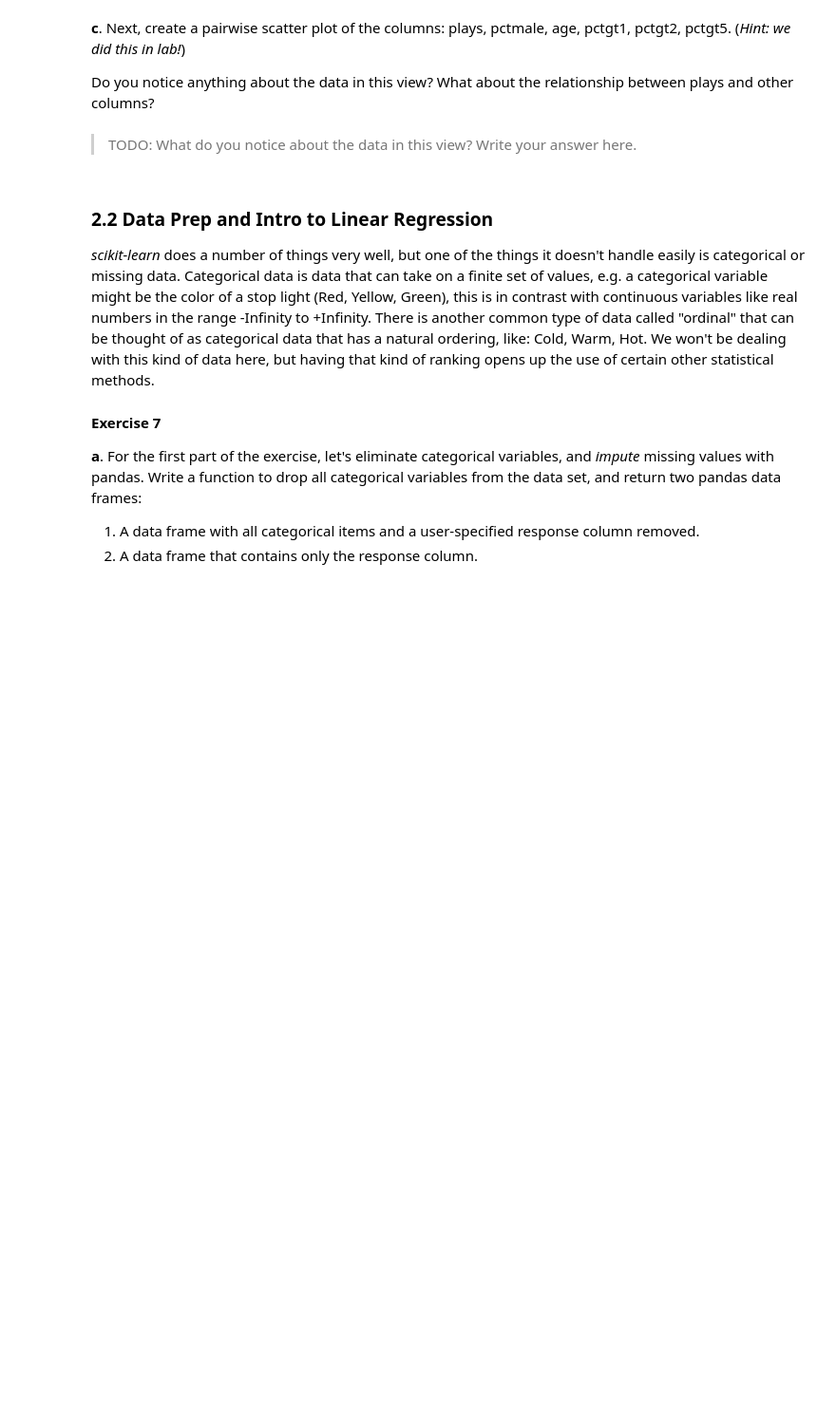
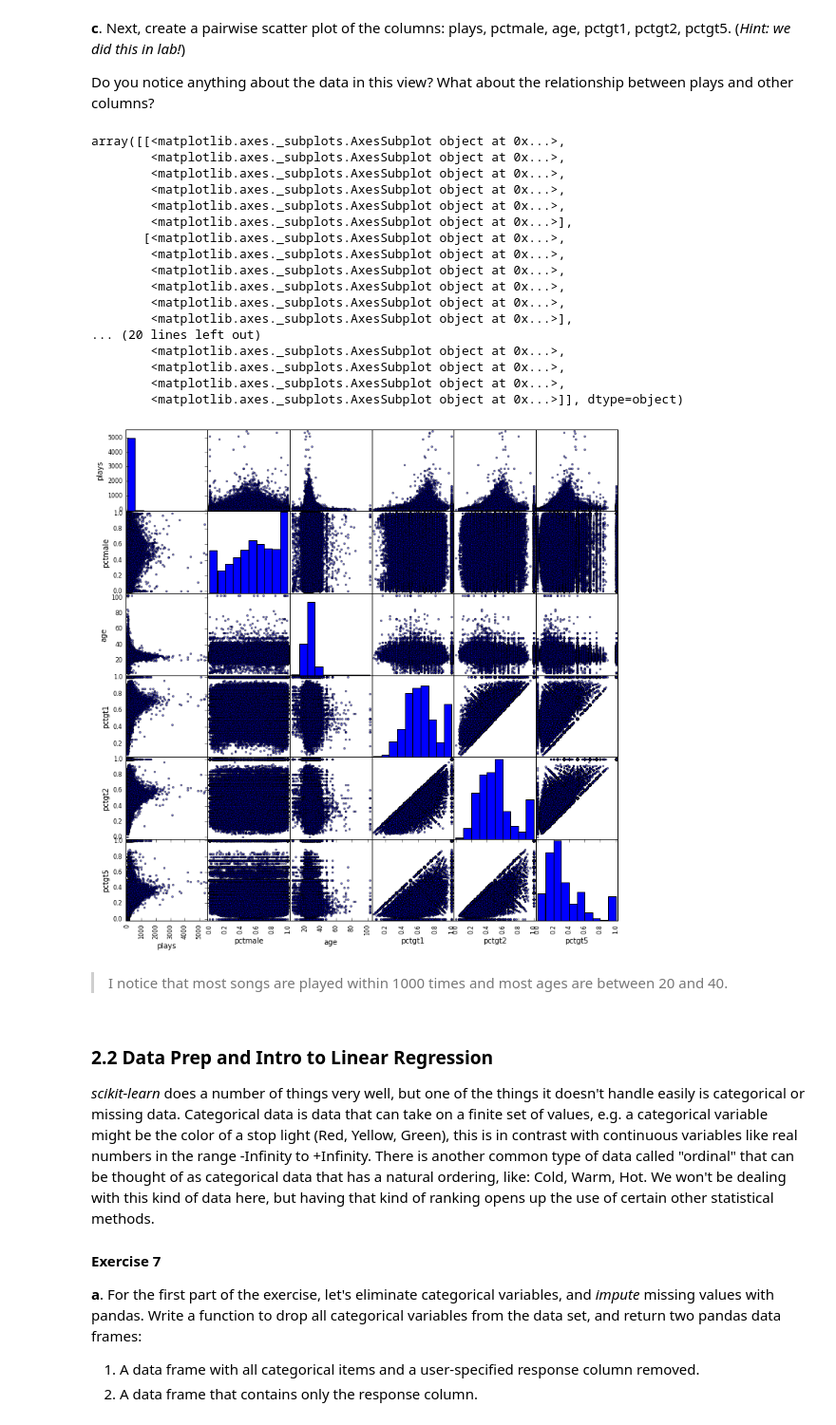
Before and after one commit to anshullahoti/Intro-Data-Science, a Jupyter notebook: Unit3-Regression-Classification-Clustering/Homework3/HW3.ipynb, the cells around one changed output. Shown at 95% size. Cells and saved outputs as stored; diff of their text form; code cells hidden in the pictures; blank space fills up the shorter version.

```diff
--- a/Unit3-Regression-Classification-Clustering/Homework3/HW3.ipynb
+++ b/Unit3-Regression-Classification-Clustering/Homework3/HW3.ipynb
@@ -419,5 +503,26 @@ Do you notice anything about the data in this view? What about the relationship
-# %% [markdown]
->TODO: What do you notice about the data in this view? Write your answer here.
+# %%
+pd.scatter_matrix(train[['plays', 'pctmale', 'age', 'pctgt1', 'pctgt2', 'pctgt5']], figsize=(12, 12))
+# %% [output]
+array([[<matplotlib.axes._subplots.AxesSubplot object at 0x...>,
+        <matplotlib.axes._subplots.AxesSubplot object at 0x...>,
+        <matplotlib.axes._subplots.AxesSubplot object at 0x...>,
+        <matplotlib.axes._subplots.AxesSubplot object at 0x...>,
+        <matplotlib.axes._subplots.AxesSubplot object at 0x...>,
+        <matplotlib.axes._subplots.AxesSubplot object at 0x...>],
+       [<matplotlib.axes._subplots.AxesSubplot object at 0x...>,
+        <matplotlib.axes._subplots.AxesSubplot object at 0x...>,
+        <matplotlib.axes._subplots.AxesSubplot object at 0x...>,
+        <matplotlib.axes._subplots.AxesSubplot object at 0x...>,
+        <matplotlib.axes._subplots.AxesSubplot object at 0x...>,
+        <matplotlib.axes._subplots.AxesSubplot object at 0x...>],
+... (20 lines left out)
+        <matplotlib.axes._subplots.AxesSubplot object at 0x...>,
+        <matplotlib.axes._subplots.AxesSubplot object at 0x...>,
+        <matplotlib.axes._subplots.AxesSubplot object at 0x...>,
+        <matplotlib.axes._subplots.AxesSubplot object at 0x...>]], dtype=object)
+[figure, added]
+# %% [markdown]
+> I notice that most songs are played within 1000 times and most ages are between 20 and 40.
 # %% [markdown]
 ### 2.2 Data Prep and Intro to Linear Regression
 
```
Also changed, not shown: parts of 43 cells of this notebook.
